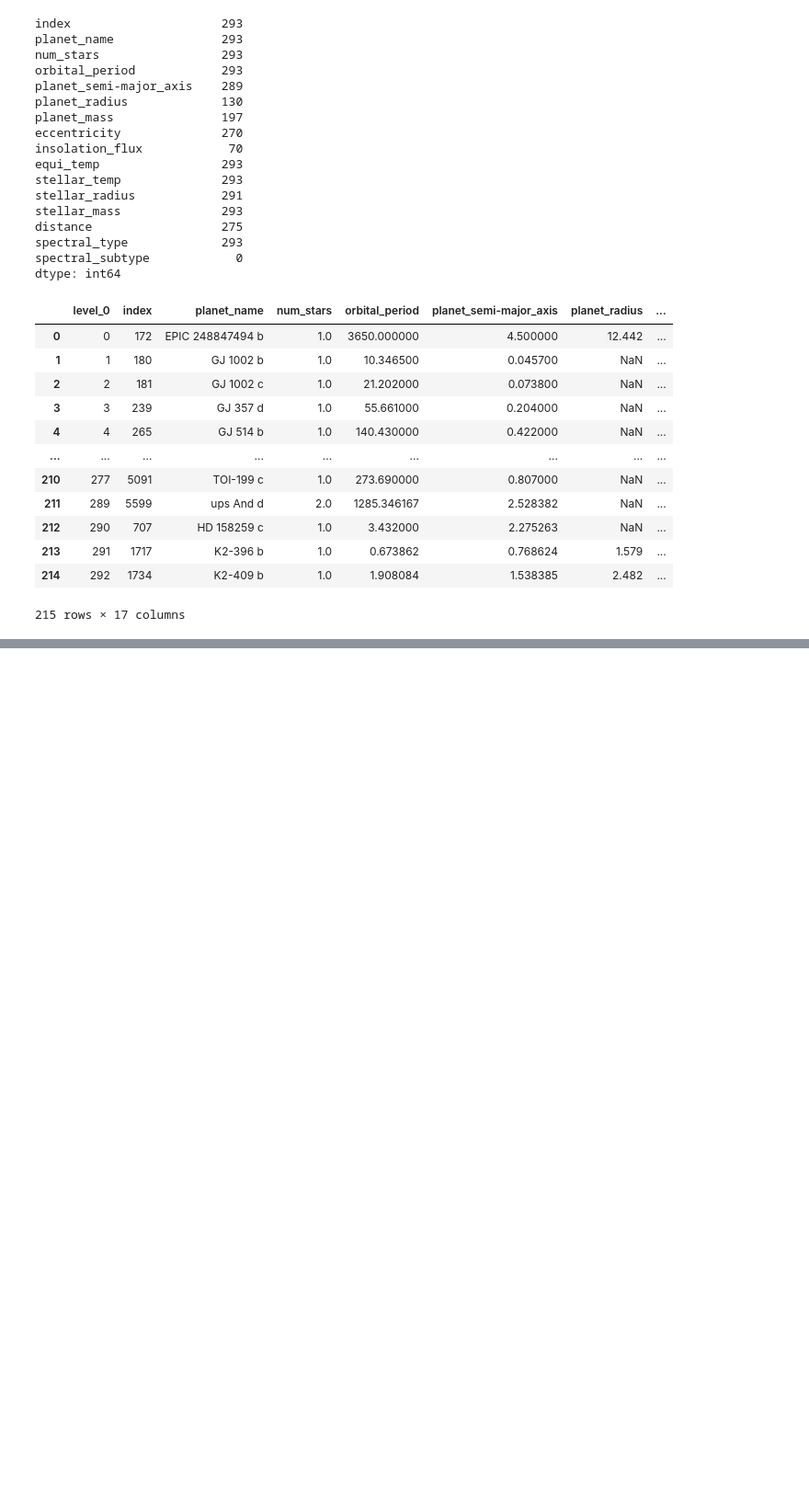
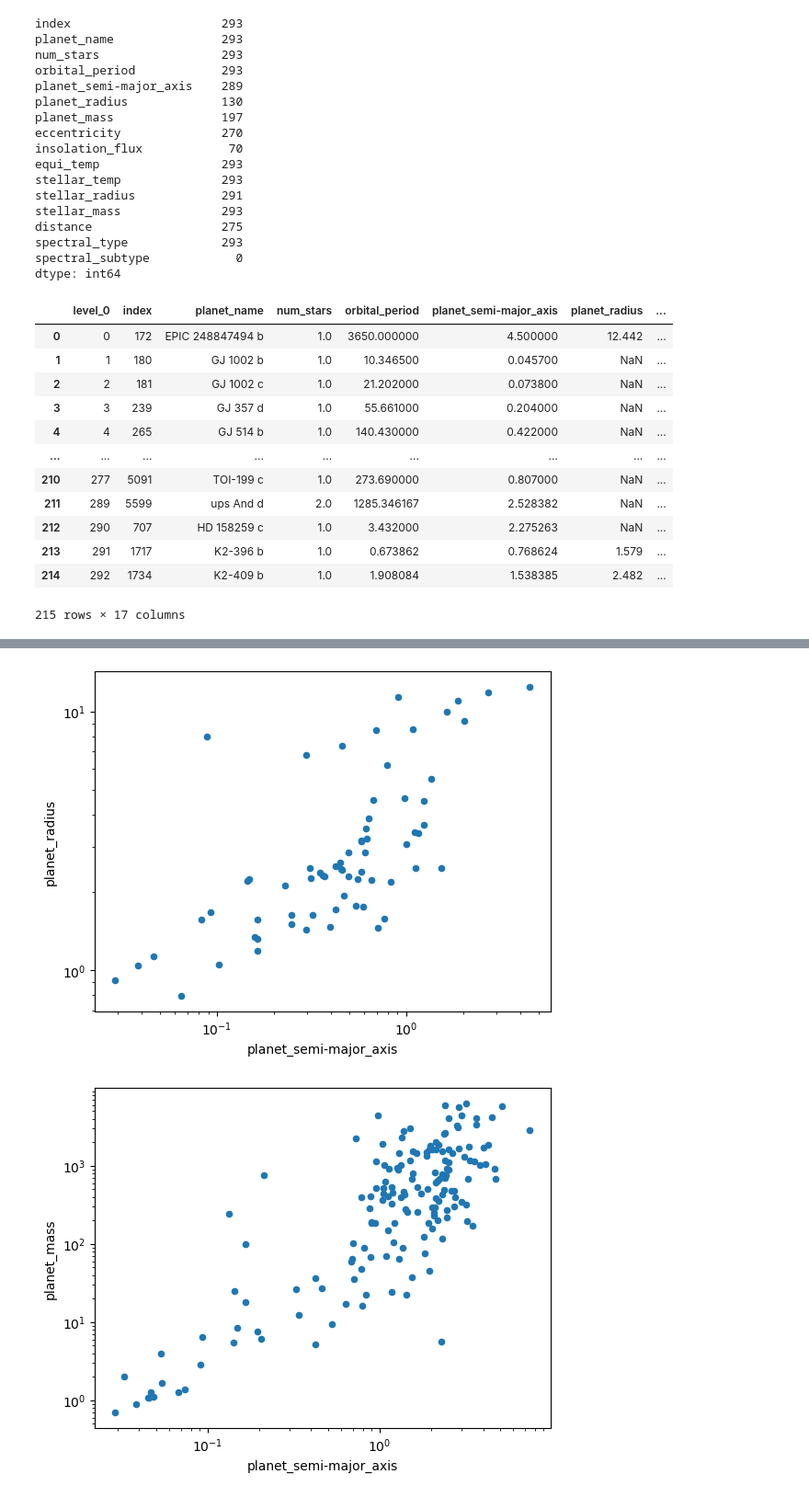
Before and after one commit to brsm3129/HabitablePlanets, a Jupyter notebook: DataCollection.ipynb, the cells around one changed output, grey strips where cells are left out. Shown at 92% size. Drawn from its saved outputs; the diff is of its cells as text; code cells hidden in the pictures; blank space fills up the shorter version.

Commit message:
Add correlation analysis

```diff
--- a/DataCollection.ipynb
+++ b/DataCollection.ipynb
@@ -700,3 +703,23 @@ habitable_true
 | 213 | 291 | 1717 | K2-396 b | 1.0 | 0.673862 | 0.768624 | 1.579 | ... |
 | 214 | 292 | 1734 | K2-409 b | 1.0 | 1.908084 | 1.538385 | 2.482 | ... |
 215 rows × 17 columns
+# %%
+habitable_true["planet_density"] = habitable_true["planet_mass"] / (habitable_true["planet_radius"] ** 3)
+habitable_true["planet_surface_gravity"] = G * (habitable_true["planet_mass"] * M_earth )/ ((habitable_true["planet_radius"] * R_earth) ** 2)
+habitable_true["planet_dist_to_sellar_radius_ratio"] = habitable_true["planet_semi-major_axis"] / habitable_true["stellar_radius"]
+
+habitable_true.plot(x="planet_semi-major_axis", y="planet_radius", kind="scatter", logx=True, logy=True)
+habitable_true.plot(x="planet_semi-major_axis", y="planet_mass", kind="scatter", logx=True, logy=True)
+habitable_true.plot(x="stellar_radius", y="planet_density", kind="scatter", logx=True, logy=True)
+habitable_true.plot(x="insolation_flux", y="planet_mass", kind="scatter", logx=True, logy=True)
+habitable_true.plot(x="planet_semi-major_axis", y="planet_surface_gravity", kind="scatter", logx=True, logy=True)
+habitable_true.plot(x="planet_dist_to_sellar_radius_ratio", y="planet_surface_gravity", kind="scatter", logx=True, logy=True)
+habitable_true.corr()
+
+
+# eq_temp
+# density
+# mass
+
+# error analysis - how close to earth
+# %% [output]
@@ -702,0 +744,2 @@ habitable_true
+[figure, added]
+[figure, added]
```
Also changed, not shown: parts of 2 cells of this notebook.
